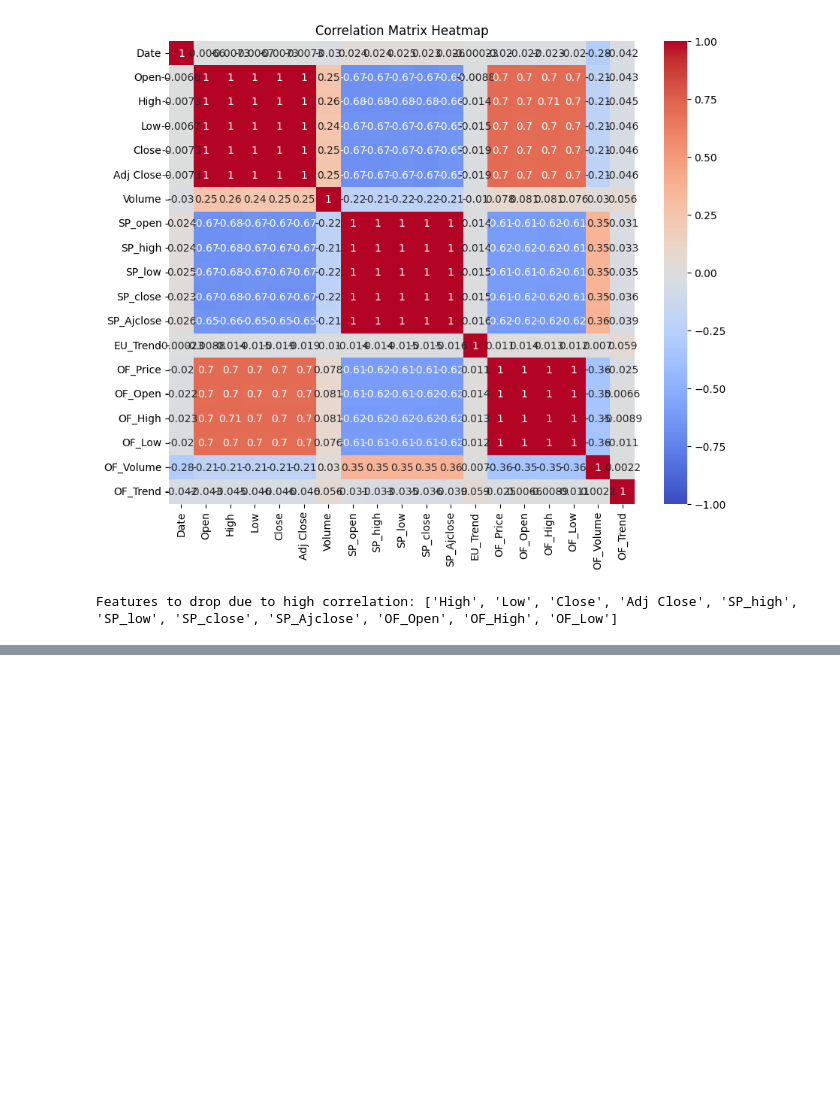
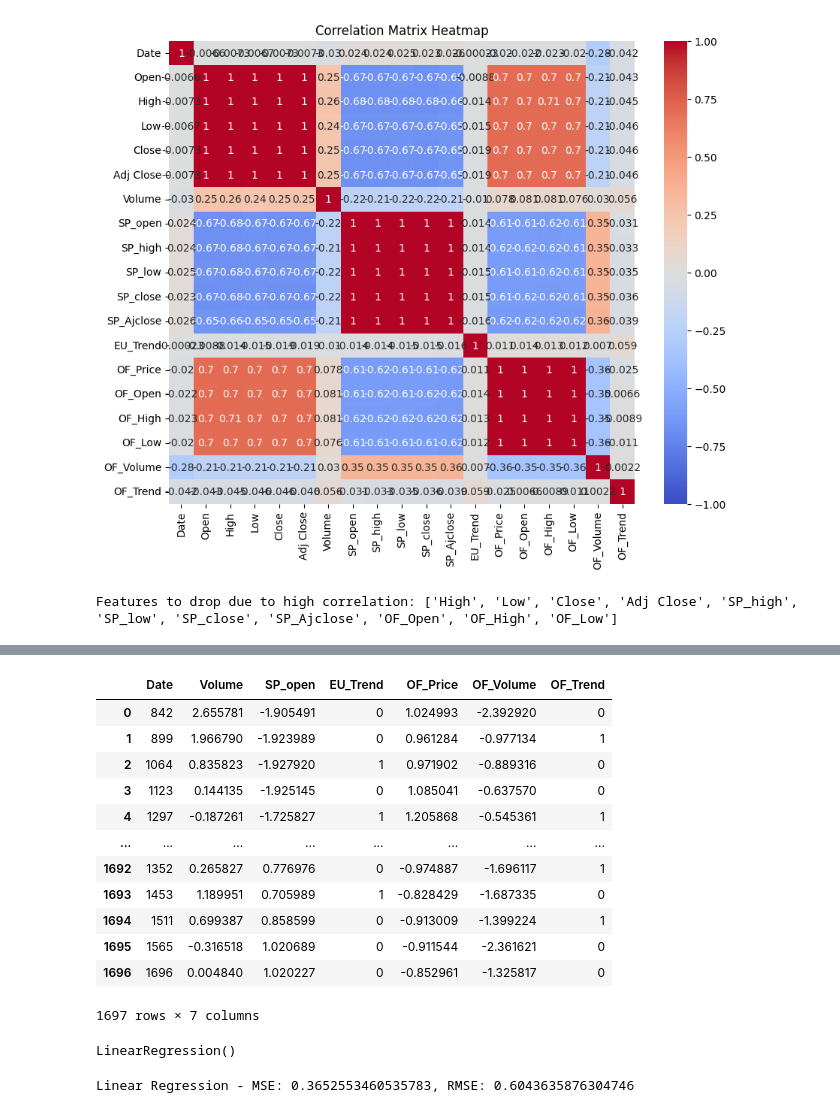
Before and after one commit to Ahtesham-Ibne-Mostafa/Artificial_Intelligence, a Jupyter notebook: Preprocessing_Gold_Price.ipynb, the cells around one changed output, grey strips where cells are left out. Cells and saved outputs as stored; diff of their text form; code cells hidden in the pictures; blank space fills up the shorter version.

```diff
--- a/Preprocessing_Gold_Price.ipynb
+++ b/Preprocessing_Gold_Price.ipynb
@@ -237,0 +228,2 @@ df
+# %%
+target='Open'
@@ -237,0 +249,18 @@ df
+# %%
+X= df.loc[:,df.columns != target]
+
+X
+# %% [output]
+|  | Date | Volume | SP_open | EU_Trend | OF_Price | OF_Volume | OF_Trend |
+| 0 | 842 | 2.655781 | -1.905491 | 0 | 1.024993 | -2.392920 | 0 |
+| 1 | 899 | 1.966790 | -1.923989 | 0 | 0.961284 | -0.977134 | 1 |
+| 2 | 1064 | 0.835823 | -1.927920 | 1 | 0.971902 | -0.889316 | 0 |
+| 3 | 1123 | 0.144135 | -1.925145 | 0 | 1.085041 | -0.637570 | 0 |
+| 4 | 1297 | -0.187261 | -1.725827 | 1 | 1.205868 | -0.545361 | 1 |
+| ... | ... | ... | ... | ... | ... | ... | ... |
+| 1692 | 1352 | 0.265827 | 0.776976 | 0 | -0.974887 | -1.696117 | 1 |
+| 1693 | 1453 | 1.189951 | 0.705989 | 1 | -0.828429 | -1.687335 | 0 |
+| 1694 | 1511 | 0.699387 | 0.858599 | 0 | -0.913009 | -1.399224 | 1 |
+| 1695 | 1565 | -0.316518 | 1.020689 | 0 | -0.911544 | -2.361621 | 0 |
+| 1696 | 1696 | 0.004840 | 1.020227 | 0 | -0.852961 | -1.325817 | 0 |
+1697 rows × 7 columns
@@ -237,0 +275,6 @@ df
+# %%
+
+linear_model = LinearRegression()
+linear_model.fit(X_train, Y_train)
+# %% [output]
+LinearRegression()
@@ -237,0 +284,7 @@ df
+# %%
+
+mse_linear = mean_squared_error(Y_test, Y_pred_linear)
+rmse_linear = np.sqrt(mse_linear)
+print(f"Linear Regression - MSE: {mse_linear}, RMSE: {rmse_linear}")
+# %% [output]
+Linear Regression - MSE: 0.3652553460535783, RMSE: 0.6043635876304746
```
Also changed, not shown: parts of 12 cells of this notebook.
